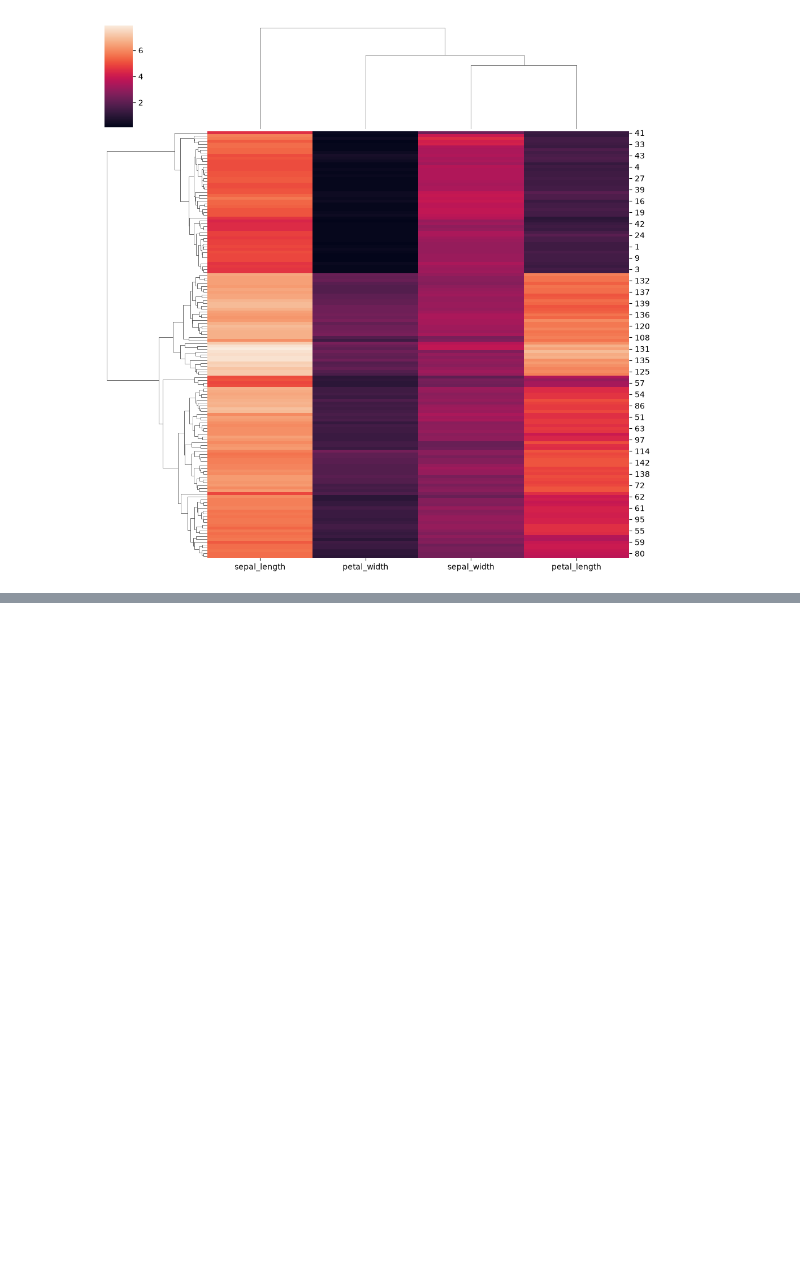
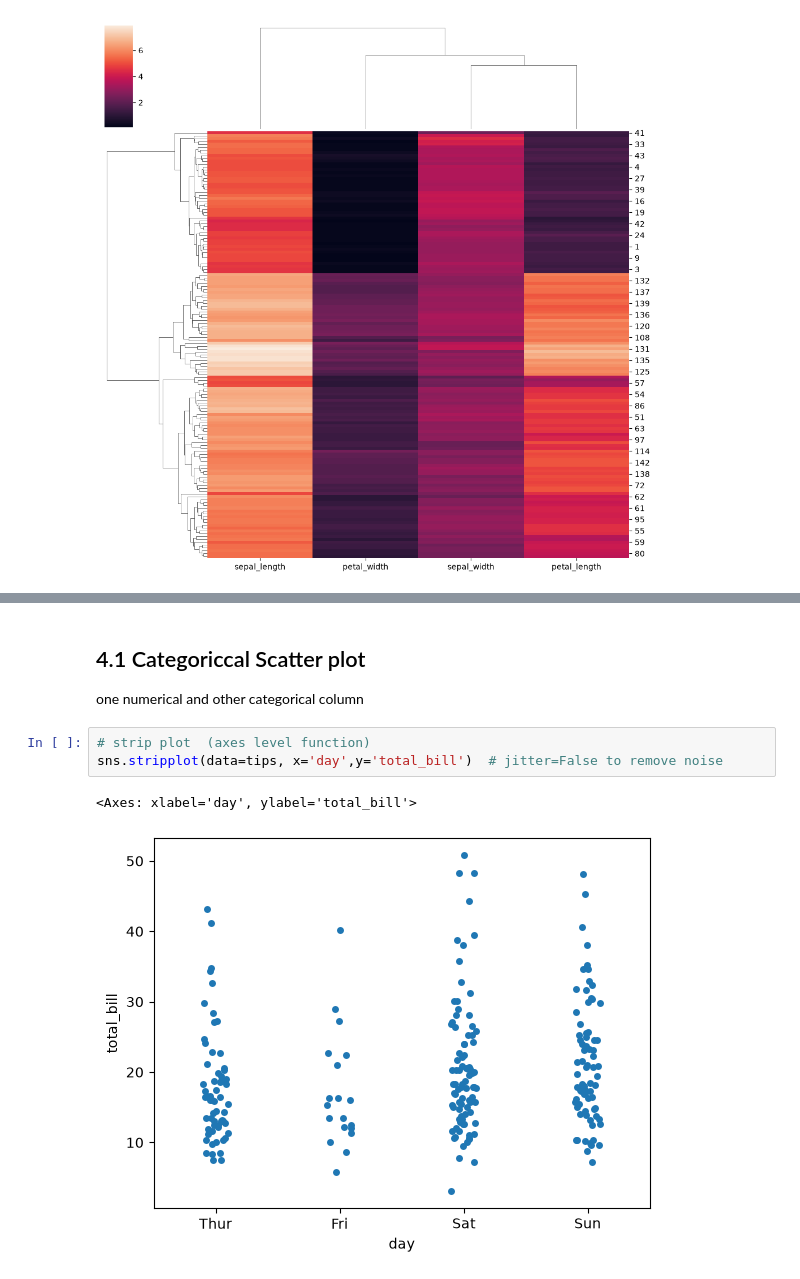
Before and after one commit to rakshithnr2007/ML-Journey, a Jupyter notebook: 04_Seaborn/Seaborn.ipynb, the cells around one changed output, grey strips where cells are left out. Drawn from its saved outputs; the diff is of its cells as text; blank space fills up the shorter version.

```diff
--- a/04_Seaborn/Seaborn.ipynb
+++ b/04_Seaborn/Seaborn.ipynb
@@ -377,0 +391,9 @@ tips
+# %% [markdown]
+## 4.1 Categoriccal Scatter plot
+one numerical and other categorical column
+# %%
+# strip plot  (axes level function)
+sns.stripplot(data=tips, x='day',y='total_bill')  # jitter=False to remove noise
+# %% [output]
+<Axes: xlabel='day', ylabel='total_bill'>
+[figure, added]
```
Also changed, not shown: parts of 40 cells of this notebook, 1 other file.
